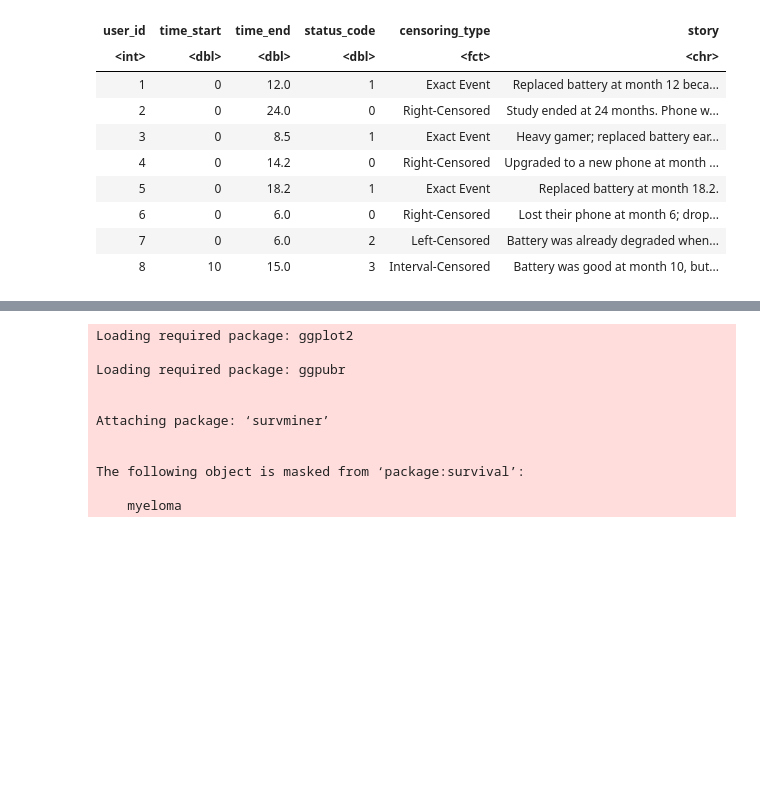
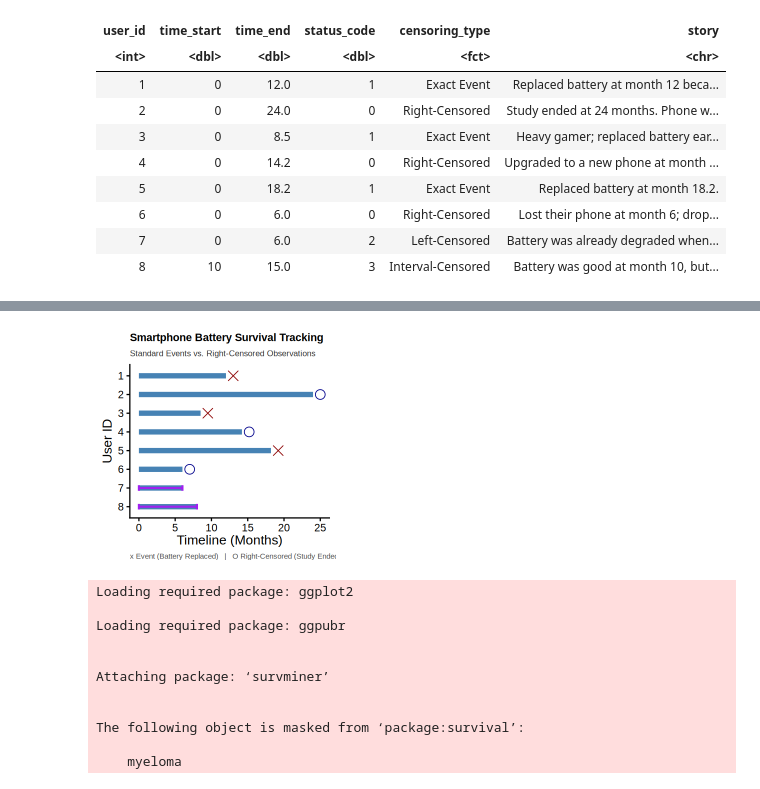
Before and after one commit to manishdatt-edu/biostats, a Jupyter notebook: Survival.ipynb, the cells around one changed output, grey strips where cells are left out. Cells and saved outputs as stored; diff of their text form; code cells hidden in the pictures; blank space fills up the shorter version.

```diff
--- a/Survival.ipynb
+++ b/Survival.ipynb
@@ -140,3 +155,62 @@ ggplot(battery_df, aes(y = user_factor)) +
+# %%
+library(ggplot2)
+
+# 1. Clean, beginner-friendly 8-user data frame
+battery_df <- data.frame(
+  user_id = 1:8,
+  time_start = rep(0, 8),
+  time_end   = c(12.0, 24.0, 8.5, 14.2, 18.2, 6.0, 6.0, 8.0),
+  status = c(1, 0, 1, 0, 1, 0, 2, 2), # 1 = Exact Event, 0 = Right-Censored, 2 = Left-Censored
+  story = c(
+    "Replaced battery at month 12.",
+    "Study ended at 24 months (Still working).",
+    "Replaced battery early at month 8.5.",
+    "Upgraded phone at month 14.",
+    "Replaced battery at month 18.2.",
+    "Lost phone at month 6 (Dropout).",
+    "Battery already dead when checked at month 6.",
+    "Battery already dead when checked at month 8."
+  )
+)
+# Reverse user_id factor so User 1 appears at the top of the plot
+battery_df$user_factor <- factor(
+  battery_df$user_id,
+  levels = rev(battery_df$user_id)
+)
+
+# 2. Clean Swimmer Plot
+ggplot(battery_df, aes(y = user_factor)) +
+  # Draw baseline tracking lines from 0 to time_end
+  geom_segment(aes(x = 0, xend = time_end, yend = user_factor),
+               color = "steelblue", linewidth = 3) +
+  geom_errorbar(data = subset(battery_df, status == 2),
+                aes(xmin = time_start, xmax = time_end, y = user_factor),
+                orientation = "y", width = 0.3, color = "purple", linewidth = 1.2) +
+  # Exact Events (Red Dots)
+  geom_point(data = subset(battery_df, status == 1),
+             aes(x = time_end + 1), color = "darkred", size = 5, shape = 4) +
+
+  # Right-Censored (Blue Plus Signs)
+  geom_point(data = subset(battery_df, status == 0),
+             aes(x = time_end + 1), color = "darkblue", size = 5, shape = 1) +
+
+  # Labels and Theme
+  labs(
+    title = "Smartphone Battery Survival Tracking",
+    subtitle = "Standard Events vs. Right-Censored Observations",
+    x = "Timeline (Months)",
+    y = "User ID",
+    caption = "x Event (Battery Replaced)   |   O Right-Censored (Study Ended / Dropped Out)"
+  ) +
+  theme_classic(base_size = 16) +
+  theme(
+    panel.grid.minor = element_blank(),
+    plot.title = element_text(face = "bold", size = 13),
+    plot.subtitle = element_text(size = 10, color = "gray20"),
+    plot.caption = element_text(size = 9, hjust = 0, color = "gray30")
+  )
+# %% [output]
+[figure, added]
 # %%
 library(survival)
 library(survminer)
```
Also changed, not shown: parts of 2 cells of this notebook, 1 other file.
